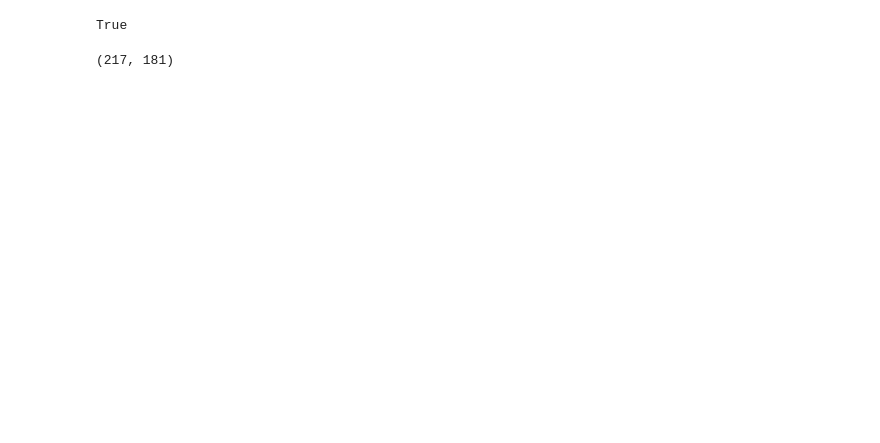
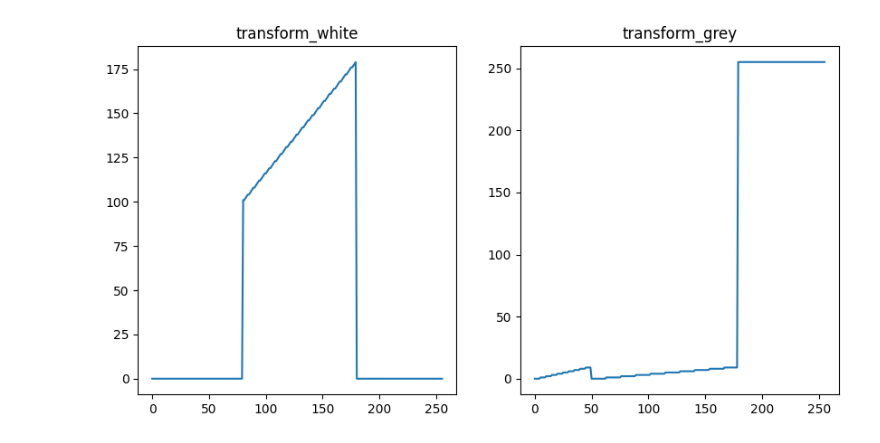
Before and after one commit to DHimeka/Image_Processing, a Jupyter notebook: Assignment/Q2_code.ipynb, the cells around one changed output. Saved outputs shown, nothing was run; the diff lists cells and outputs as text; code cells hidden in the pictures; blank space fills up the shorter version.

```diff
--- a/Assignment/Q2_code.ipynb
+++ b/Assignment/Q2_code.ipynb
@@ -39,52 +0,0 @@ cv2.destroyAllWindows()
-# %%
-#intensity transformation for white matter enhancement
-import cv2
-import numpy as np
-
-# Load the image
-image = cv2.imread('(2).jpg')  # Replace with your image file path
-
-# Convert the image to the HSV color space
-hsv_image = cv2.cvtColor(image, cv2.COLOR_BGR2HSV)
-
-# Define the range for white color in HSV
-lower_white = np.array([0, 0, 200])  # Adjust the threshold values as needed
-upper_white = np.array([179, 50, 255])  # Adjust the threshold values as needed
-
-# Create a mask for white color
-white_mask = cv2.inRange(hsv_image, lower_white, upper_white)
-
-# Emphasize the white color by applying the mask to the original image
-emphasized_image = cv2.bitwise_and(image, image, mask=white_mask)
-
-# Display the original and emphasized images
-cv2.imshow('Original Image', image)
-cv2.imshow('Emphasized Image', emphasized_image)
-cv2.waitKey(0)
-cv2.destroyAllWindows()
-
-cv2.imwrite('white.jpg', emphasized_image)
-# %% [output]
-True
-# %%
-import numpy as np
-import matplotlib.pyplot as plt
-import cv2 as cv
-
-
-t=np.arange(255,-1,-1).astype(np.uint8)
-t_modified = np.where(t < 100, t * 2, t)
-
-f=cv.imread('(2).jpg',cv.IMREAD_GRAYSCALE)
-print(f.shape)
-#g=t[f]
-cv.namedWindow('image',cv.WINDOW_AUTOSIZE)
-cv.imshow('image',f)
-cv.waitKey(0)
-
-image_transformed=cv.LUT(f,t_modified)
-cv.imshow('image_transformed',image_transformed)
-cv.waitKey(0)
-cv.destroyAllWindows()
-# %% [output]
-(217, 181)
@@ -90,0 +9,26 @@ cv.destroyAllWindows()
+# %%
+#transformation for white matter enhancement
+transform_white=np.arange(0,256).astype(np.uint8)
+transform_white[:80]=np.linspace(0,0,80,endpoint=False).astype(np.uint8)
+transform_white[80:180]=np.linspace(101,180,100,endpoint=False).astype(np.uint8)
+transform_white[180:256]=np.linspace(0,0,76,endpoint=False).astype(np.uint8)
+#transformation for grey matter enhancement
+transform_grey=np.arange(0,256).astype(np.uint8)
+transform_grey[:50]=np.linspace(0,10,50,endpoint=False).astype(np.uint8)
+transform_grey[50:179]=np.linspace(0,10,129,endpoint=False).astype(np.uint8)
+transform_grey[179:256]=np.linspace(255,255,77,endpoint=False).astype(np.uint8)
+
+
+#transform_grey[200:256]=np.linspace(0,0,56,endpoint=False).astype(np.uint8)
+
+#display transform_white and transform_grey
+plt.figure(figsize=(10,5))
+plt.subplot(121)
+plt.plot(transform_white)
+plt.title('transform_white')
+plt.subplot(122)
+plt.plot(transform_grey)
+plt.title('transform_grey')
+plt.show()
+# %% [output]
+[figure, added]
```
Also changed, not shown: parts of 4 cells of this notebook, 53 other files.
